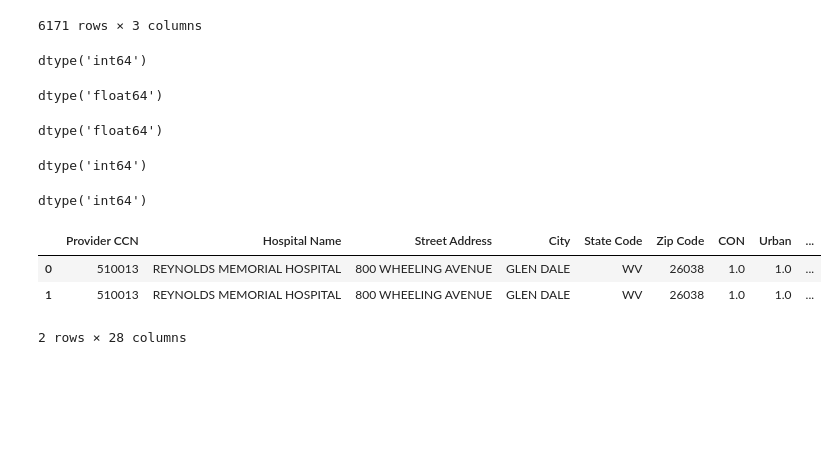
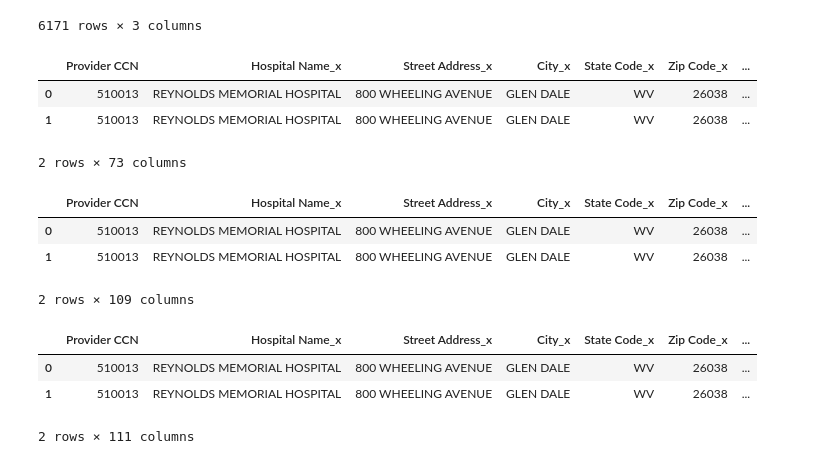
Before and after one commit to rodgerskent/profitableHospital-project, a Jupyter notebook: sixTableau.ipynb, the cells around one changed output. Drawn from its saved outputs; the diff is of its cells as text; code cells hidden in the pictures; blank space fills up the shorter version.

```diff
--- a/sixTableau.ipynb
+++ b/sixTableau.ipynb
@@ -29,3 +47,21 @@ geoTable
 | 6169 | 531312 | 44.526564 | -109.073785 |
 | 6170 | 531314 | 42.753195 | -104.445431 |
 6171 rows × 3 columns
+# %%
+#Merge 2017 and 2016
+df = pd.merge(year2017, year2016, how= "outer", on=['Provider CCN'])
+df.head(2)
+# %% [output]
+|  | Provider CCN | Hospital Name_x | Street Address_x | City_x | State Code_x | Zip Code_x | ... |
+| 0 | 510013 | REYNOLDS MEMORIAL HOSPITAL | 800 WHEELING AVENUE | GLEN DALE | WV | 26038 | ... |
+| 1 | 510013 | REYNOLDS MEMORIAL HOSPITAL | 800 WHEELING AVENUE | GLEN DALE | WV | 26038 | ... |
+2 rows × 73 columns
+# %%
+#Merge 2016-2017 with 2015
+df2 = pd.merge(df, year2015, how= "outer", on=['Provider CCN'])
+df2.head(2)
+# %% [output]
+|  | Provider CCN | Hospital Name_x | Street Address_x | City_x | State Code_x | Zip Code_x | ... |
+| 0 | 510013 | REYNOLDS MEMORIAL HOSPITAL | 800 WHEELING AVENUE | GLEN DALE | WV | 26038 | ... |
+| 1 | 510013 | REYNOLDS MEMORIAL HOSPITAL | 800 WHEELING AVENUE | GLEN DALE | WV | 26038 | ... |
+2 rows × 109 columns
@@ -32,36 +72,26 @@ geoTable
 # %%
-geoTable["Provider CCN"].dtype
+# geoTable["Provider CCN"].dtype
-# %% [output]
-dtype('int64')
 # %%
-geoTable["lat"].dtype
+# geoTable["lat"].dtype
-# %% [output]
-dtype('float64')
 # %%
-geoTable["lng"].dtype
+# geoTable["lng"].dtype
-# %% [output]
-dtype('float64')
 # %%
-geoTable["Provider CCN"] = pd.to_numeric(geoTable["Provider CCN"])
+# geoTable["Provider CCN"] = pd.to_numeric(geoTable["Provider CCN"])
 # %%
-geoTable["Provider CCN"].dtype
+# geoTable["Provider CCN"].dtype
-# %% [output]
-dtype('int64')
 # %%
-geoTable["Provider CCN"] = geoTable["Provider CCN"].apply(pd.to_numeric, errors='coerce')
+# geoTable["Provider CCN"] = geoTable["Provider CCN"].apply(pd.to_numeric, errors='coerce')
 # %%
-geoTable["Provider CCN"].dtype
+# geoTable["Provider CCN"].dtype
-# %% [output]
-dtype('int64')
 # %%
 #Append a lattitude & longitude
-tabFile1 = pd.merge(df, geoTable, how= "left", on=['Provider CCN'])
+tabFile1 = pd.merge(df2, geoTable, how= "left", on=['Provider CCN'])
 tabFile1.head(2)
 # %% [output]
-|  | Provider CCN | Hospital Name | Street Address | City | State Code | Zip Code | CON | Urban | ... |
-| 0 | 510013 | REYNOLDS MEMORIAL HOSPITAL | 800 WHEELING AVENUE | GLEN DALE | WV | 26038 | 1.0 | 1.0 | ... |
-| 1 | 510013 | REYNOLDS MEMORIAL HOSPITAL | 800 WHEELING AVENUE | GLEN DALE | WV | 26038 | 1.0 | 1.0 | ... |
+|  | Provider CCN | Hospital Name_x | Street Address_x | City_x | State Code_x | Zip Code_x | ... |
+| 0 | 510013 | REYNOLDS MEMORIAL HOSPITAL | 800 WHEELING AVENUE | GLEN DALE | WV | 26038 | ... |
+| 1 | 510013 | REYNOLDS MEMORIAL HOSPITAL | 800 WHEELING AVENUE | GLEN DALE | WV | 26038 | ... |
-2 rows × 28 columns
+2 rows × 111 columns
 # %%
 tabFile1["Hospital Name"].drop_duplicates
 tabFile1.head()
```
Also changed, not shown: parts of 6 cells of this notebook, 19 other files.
